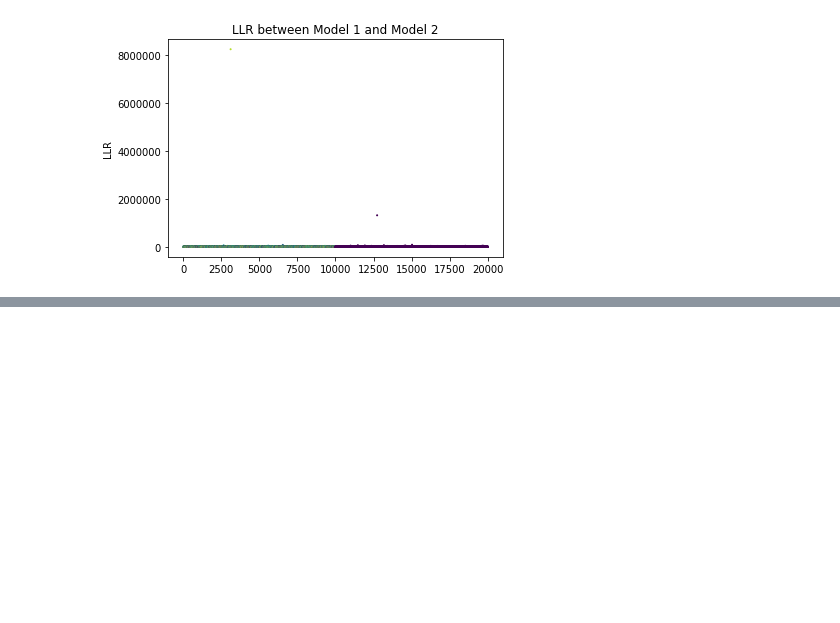
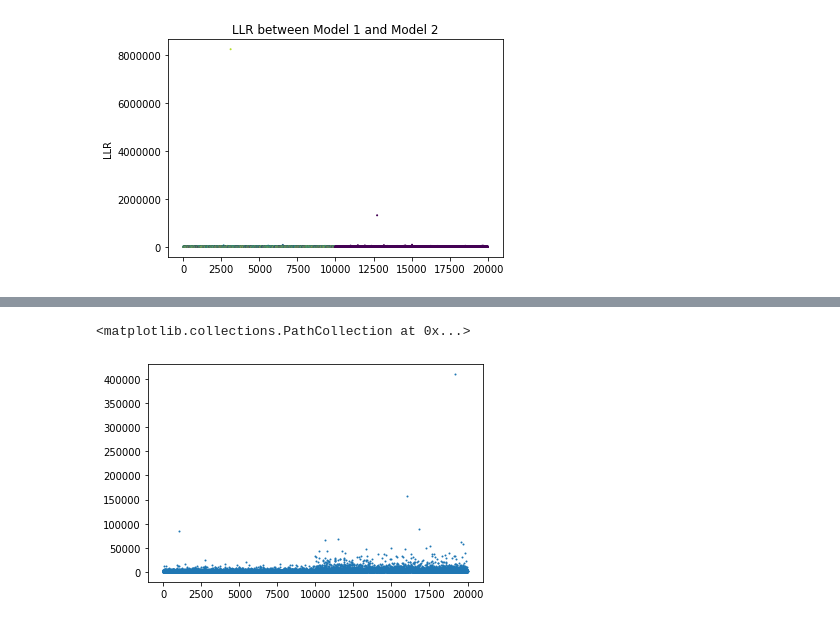
Before and after one commit to BalahariVignesh/simple-faster-rcnn-pytorch, a Jupyter notebook: notebook_experiments/mahalanobis_llr.ipynb, the cells around one changed output, grey strips where cells are left out. Saved outputs shown, nothing was run; the diff lists cells and outputs as text; code cells hidden in the pictures; blank space fills up the shorter version.

```diff
--- a/notebook_experiments/mahalanobis_llr.ipynb
+++ b/notebook_experiments/mahalanobis_llr.ipynb
@@ -1151,0 +1325,5 @@ plt.show()
+# %%
+plt.scatter(range(len(scores)), scores, s=1)
+# %% [output]
+<matplotlib.collections.PathCollection at 0x...>
+[figure, added]
```
Also changed, not shown: parts of 29 cells of this notebook, 7 other files.
